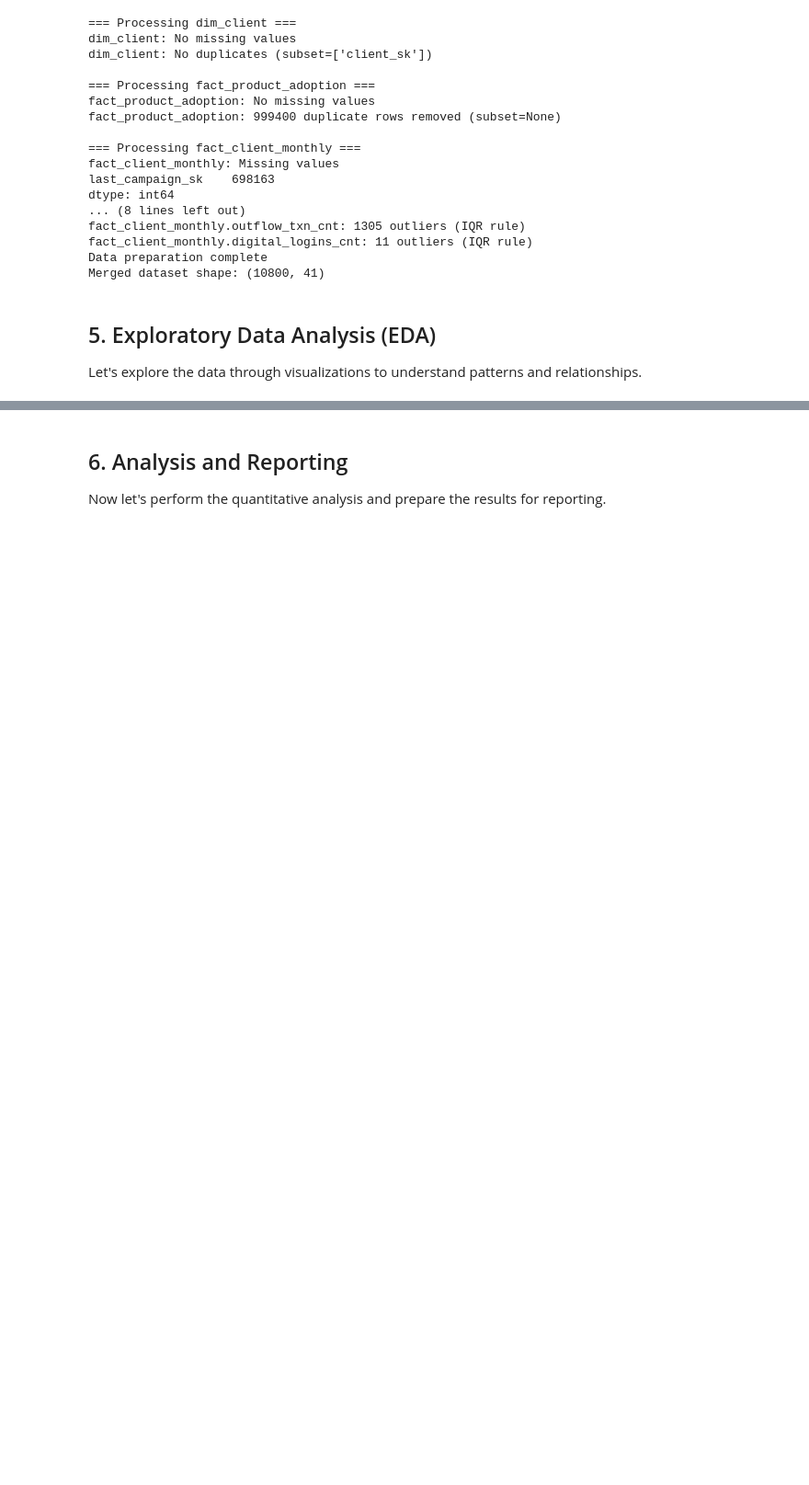
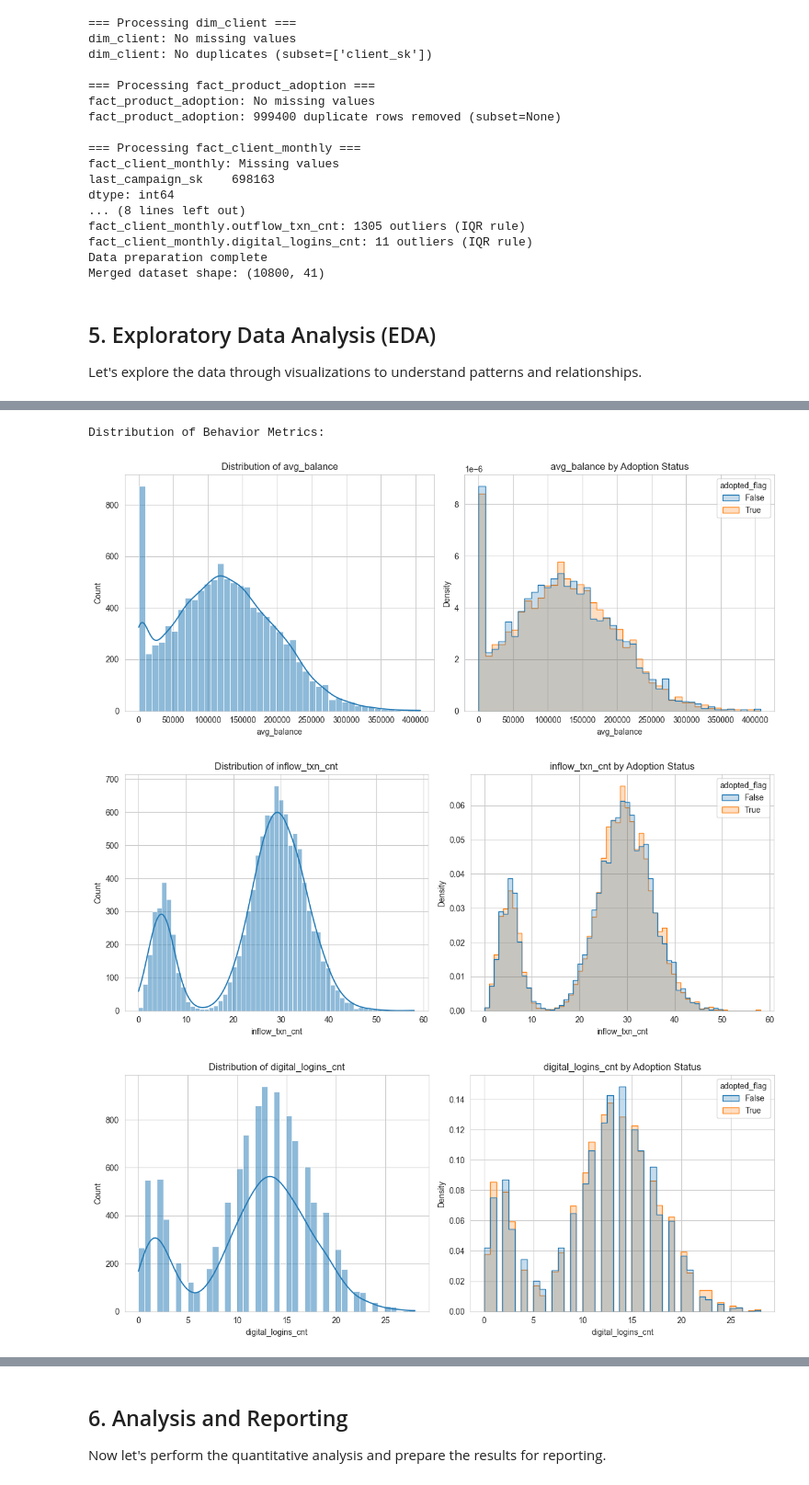
Before and after one commit to thembani47/UbuntuBankSA, a Jupyter notebook: Notebook/exploratory data analysis.ipynb, the cells around one changed output, grey strips where cells are left out. Shown at 92% size. Drawn from its saved outputs; the diff is of its cells as text; code cells hidden in the pictures; blank space fills up the shorter version.

```diff
--- a/Notebook/exploratory data analysis.ipynb
+++ b/Notebook/exploratory data analysis.ipynb
@@ -461,0 +399,22 @@ Correlation heatmap saved to reports/visualizations/correlation_heatmap.png
+# %%
+# 4. Histograms of behavior metrics
+print("Distribution of Behavior Metrics:")
+for metric in behavior_metrics:
+    if metric in merged.columns:
+        plt.figure(figsize=(12, 5))
+
+        plt.subplot(1, 2, 1)
+        sns.histplot(merged[metric], kde=True)
+        plt.title(f"Distribution of {metric}")
+
+        plt.subplot(1, 2, 2)
+        sns.histplot(merged, x=metric, hue='adopted_flag', element='step', stat='density', common_norm=False)
+        plt.title(f"{metric} by Adoption Status")
+
+        plt.tight_layout()
+        plt.show()
+# %% [output]
+Distribution of Behavior Metrics:
+[figure, added]
+[figure, added]
+[figure, added]
```
Also changed, not shown: parts of 8 cells of this notebook.
